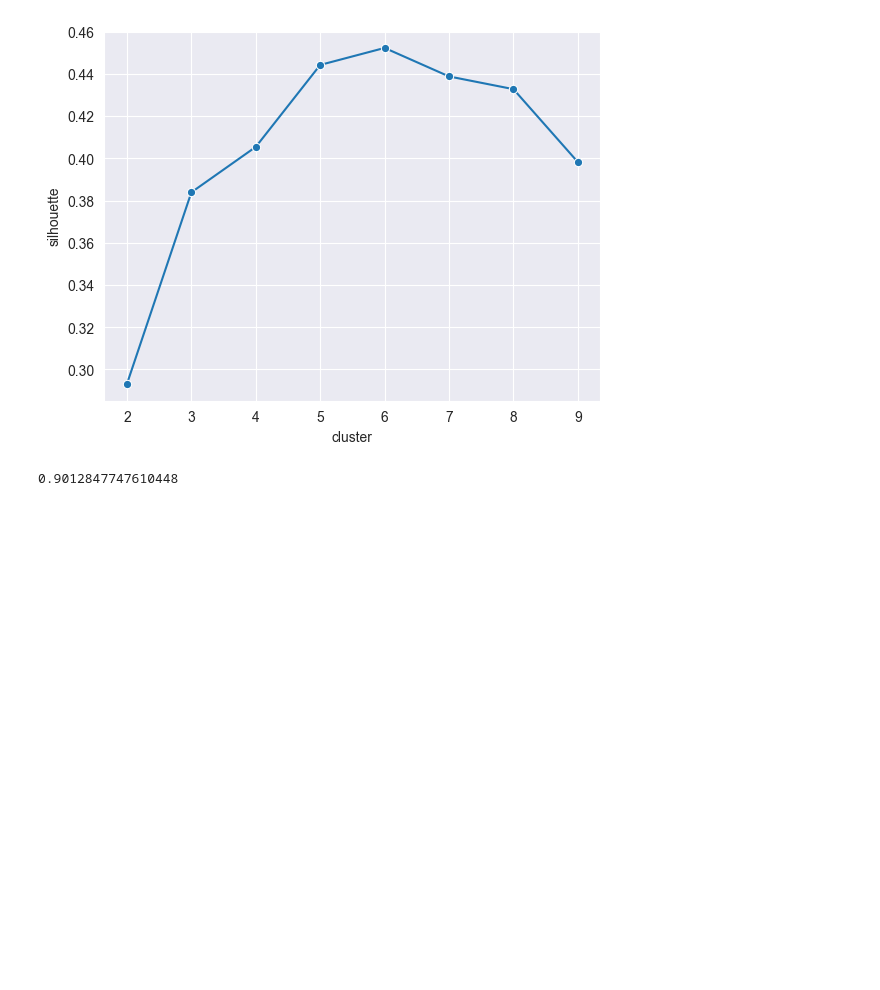
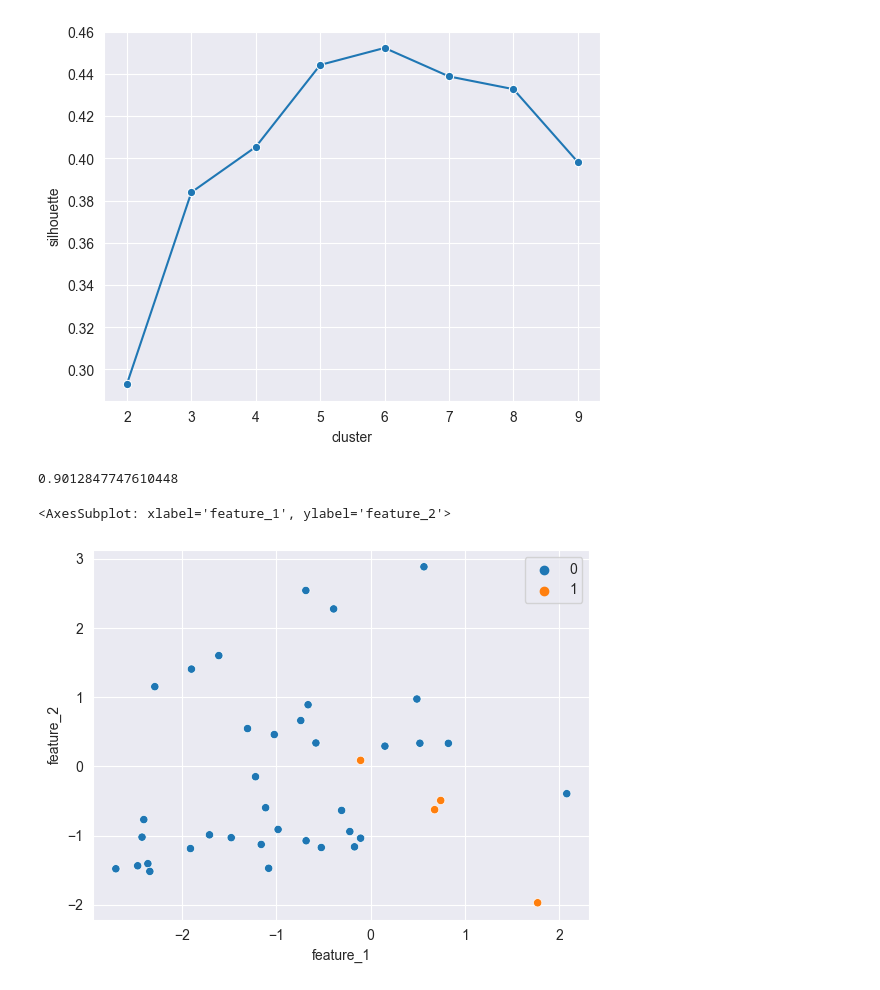
Before and after one commit to Lepnik/data_science_lnv, a Jupyter notebook: ML/ML-4/practice.ipynb, the cells around one changed output. Saved outputs shown, nothing was run; the diff lists cells and outputs as text; code cells hidden in the pictures; blank space fills up the shorter version.

```diff
--- a/ML/ML-4/practice.ipynb
+++ b/ML/ML-4/practice.ipynb
@@ -170,3 +175,27 @@ print(completeness_score(labels_true=df.cluster, labels_pred=df.aggl_res_6))
 # 0.9012847747610448
 # %% [output]
 0.9012847747610448
+# %%
+# Ниже представлен код для генерации задачи классификации и отрисовки диаграммы рассеяния с цветовой группировкой по классам:
+# Разбейте исходный набор данных на тренировочный и валидационный со стратификацией по классам в соотношении 80/20.
+# В качестве значения параметра random_state возьмите число 42.
+# Постройте диаграммы рассеяния с цветовой группировкой по классам для валидационной выборки.
+from sklearn import datasets
+X1, y1 = datasets.make_classification(
+    n_samples=200, #количество объектов
+    n_features=2, #количество признаков
+    n_informative=2, #количество информативных признаков
+    n_redundant=0, #количество неинформативных признаков
+    n_classes=2, #количество классов
+    weights=[1, 0.2], #пропорции классов
+    random_state=40 #генератор случайных чисел
+)
+X1 = pd.DataFrame(X1, columns=['feature_1', 'feature_2'])
+y1 = pd.Series(y1)
+#sns.scatterplot(x=X['feature_1'], y=X['feature_2'], hue=y);
+
+X_train1, X_valid1, y_train1, y_valid1 = model_selection.train_test_split(X1, y1, stratify=y1, test_size=0.2, random_state=42)
+sns.scatterplot(x=X_valid1['feature_1'], y=X_valid1['feature_2'], hue=y1)
+# %% [output]
+<AxesSubplot: xlabel='feature_1', ylabel='feature_2'>
+[figure, added]
```
Also changed, not shown: parts of 7 cells of this notebook, 1 other file.
